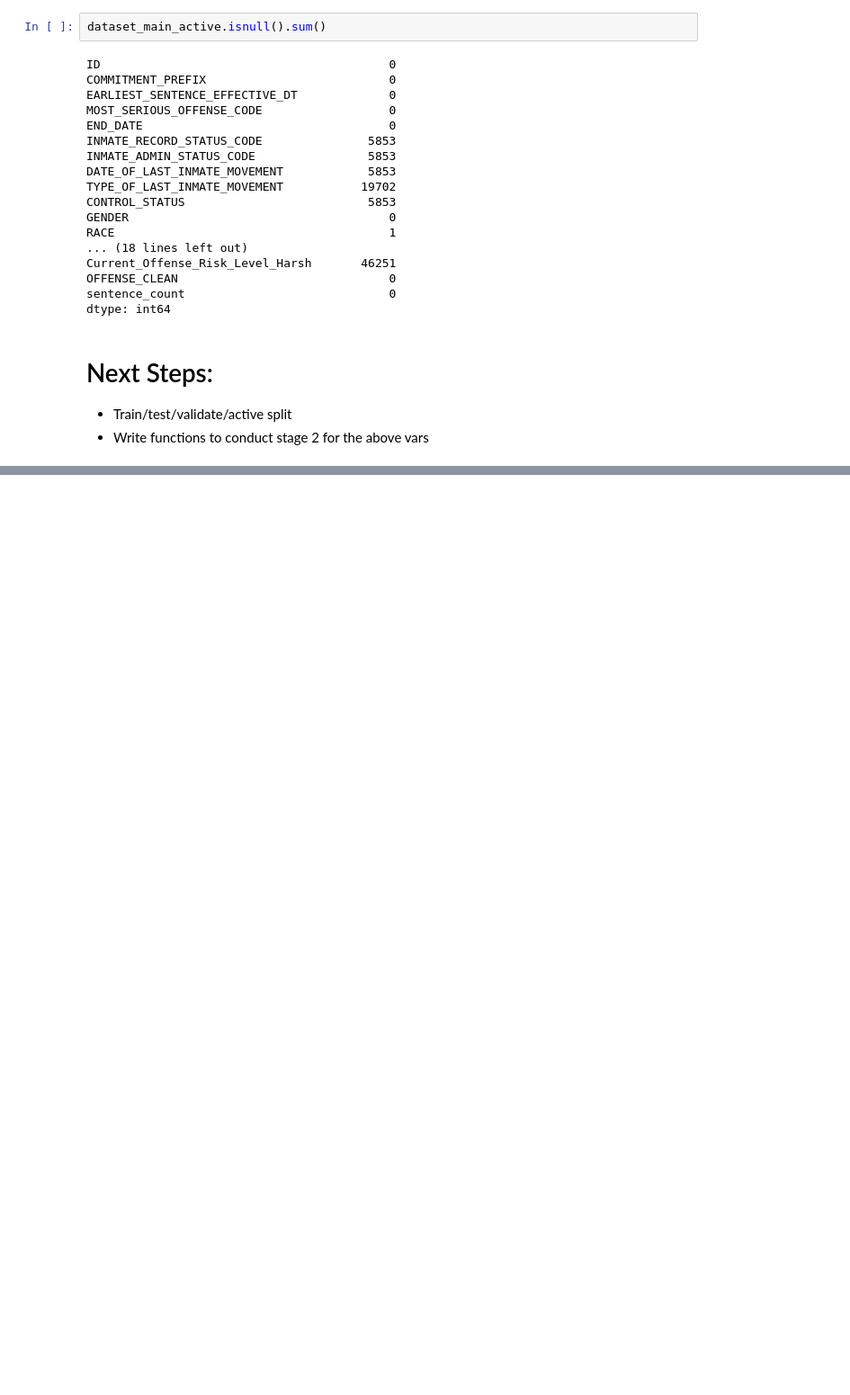
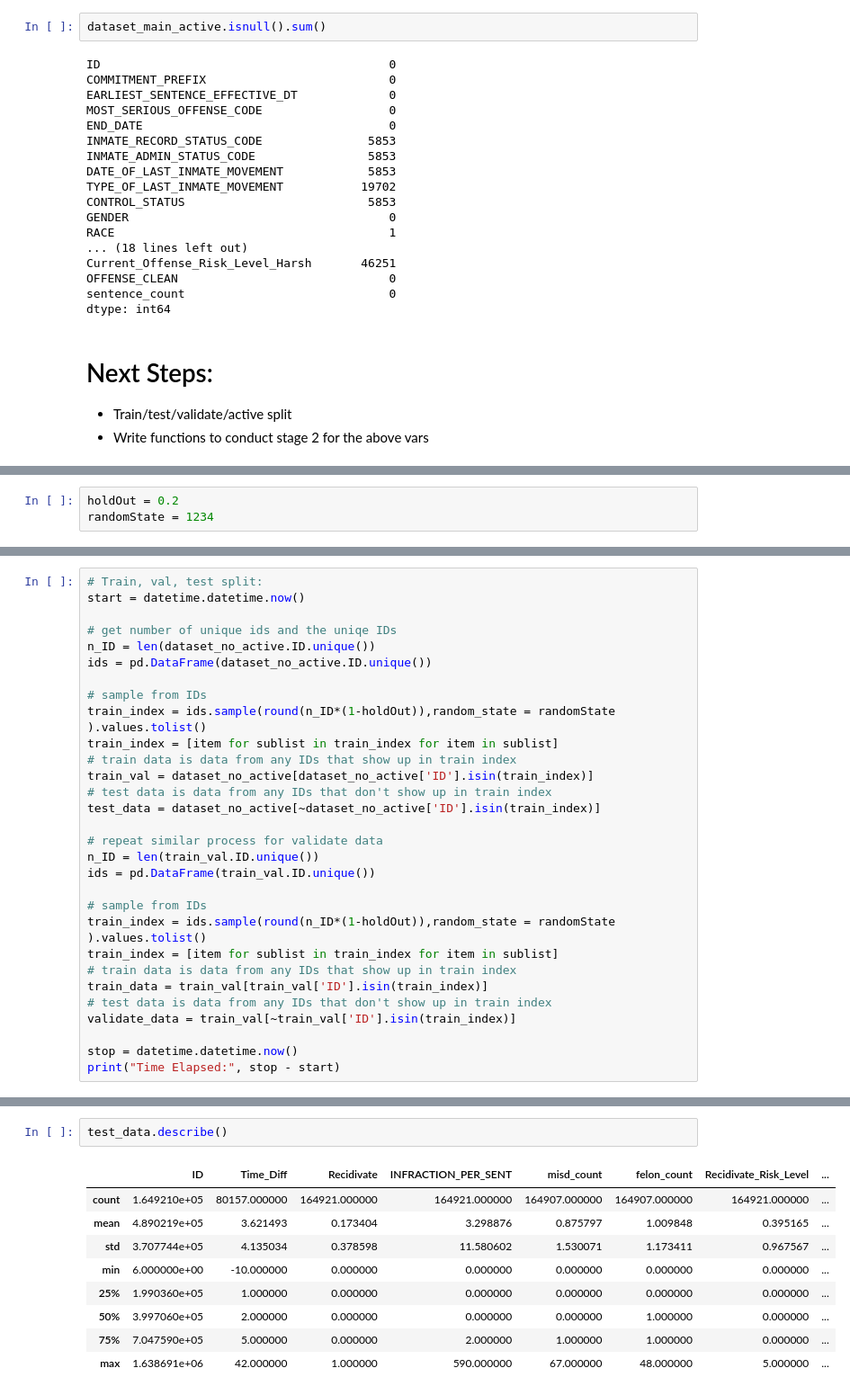
Before and after one commit to christi-liongson/covid_decarceration, a Jupyter notebook: files/features_split_preprocess.ipynb, the cells around one changed output, grey strips where cells are left out. Shown at 90% size. Drawn from its saved outputs; the diff is of its cells as text; blank space fills up the shorter version.

Commit message:
created stratified sampling for train test validate split

```diff
--- a/files/features_split_preprocess.ipynb
+++ b/files/features_split_preprocess.ipynb
@@ -671,0 +494,3 @@ dtype: int64
+# %%
+holdOut = 0.2
+randomState = 1234
@@ -671,0 +500,30 @@ dtype: int64
+# %%
+# Train, val, test split:
+start = datetime.datetime.now()
+
+# get number of unique ids and the uniqe IDs
+n_ID = len(dataset_no_active.ID.unique())
+ids = pd.DataFrame(dataset_no_active.ID.unique())
+
+# sample from IDs
+train_index = ids.sample(round(n_ID*(1-holdOut)),random_state = randomState ).values.tolist()
+train_index = [item for sublist in train_index for item in sublist]
+# train data is data from any IDs that show up in train index
+train_val = dataset_no_active[dataset_no_active['ID'].isin(train_index)]
+# test data is data from any IDs that don't show up in train index
+test_data = dataset_no_active[~dataset_no_active['ID'].isin(train_index)]
+
+# repeat similar process for validate data
+n_ID = len(train_val.ID.unique())
+ids = pd.DataFrame(train_val.ID.unique())
+
+# sample from IDs
+train_index = ids.sample(round(n_ID*(1-holdOut)),random_state = randomState ).values.tolist()
+train_index = [item for sublist in train_index for item in sublist]
+# train data is data from any IDs that show up in train index
+train_data = train_val[train_val['ID'].isin(train_index)]
+# test data is data from any IDs that don't show up in train index
+validate_data = train_val[~train_val['ID'].isin(train_index)]
+
+stop = datetime.datetime.now()
+print("Time Elapsed:", stop - start)
@@ -671,0 +585,12 @@ dtype: int64
+# %%
+test_data.describe()
+# %% [output]
+|  | ID | Time_Diff | Recidivate | INFRACTION_PER_SENT | misd_count | felon_count | Recidivate_Risk_Level | ... |
+| count | 1.649210e+05 | 80157.000000 | 164921.000000 | 164921.000000 | 164907.000000 | 164907.000000 | 164921.000000 | ... |
+| mean | 4.890219e+05 | 3.621493 | 0.173404 | 3.298876 | 0.875797 | 1.009848 | 0.395165 | ... |
+| std | 3.707744e+05 | 4.135034 | 0.378598 | 11.580602 | 1.530071 | 1.173411 | 0.967567 | ... |
+| min | 6.000000e+00 | -10.000000 | 0.000000 | 0.000000 | 0.000000 | 0.000000 | 0.000000 | ... |
+| 25% | 1.990360e+05 | 1.000000 | 0.000000 | 0.000000 | 0.000000 | 0.000000 | 0.000000 | ... |
+| 50% | 3.997060e+05 | 2.000000 | 0.000000 | 0.000000 | 0.000000 | 1.000000 | 0.000000 | ... |
+| 75% | 7.047590e+05 | 5.000000 | 0.000000 | 2.000000 | 1.000000 | 1.000000 | 0.000000 | ... |
+| max | 1.638691e+06 | 42.000000 | 1.000000 | 590.000000 | 67.000000 | 48.000000 | 5.000000 | ... |
```
Also changed, not shown: parts of 44 cells of this notebook.
